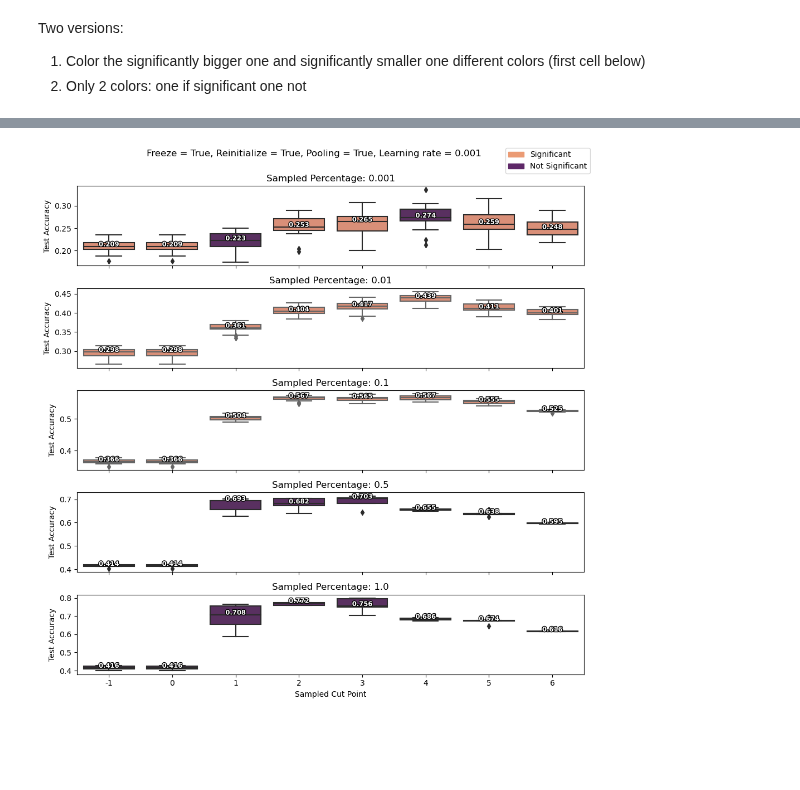
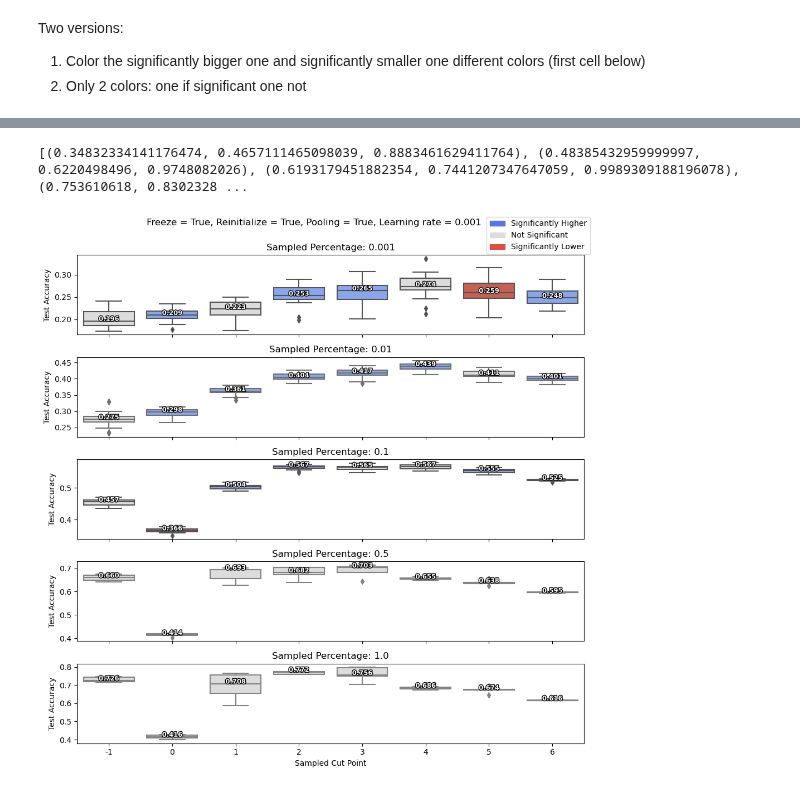
Before and after one commit to tusharmanekar/mp-tl-study, a Jupyter notebook: CIFAR/visualizations.ipynb, the cells around one changed output, grey strips where cells are left out. Cells and saved outputs as stored; diff of their text form; code cells hidden in the pictures; blank space fills up the shorter version.

Commit message:
plotting pairwise with statistical test last version

```diff
--- a/CIFAR/visualizations.ipynb
+++ b/CIFAR/visualizations.ipynb
@@ -8,12 +8,12 @@ from functions.visualization_utils import *
 ## Load Data
 # %%
 # load baselines: filename!!
-with open('results/baselines_freeze_True_pool_True_lr_0.001_truncate.json', 'r') as f:
+with open('results/baselines_freeze_True_pool_True_lr_0.001_nice_curve.json', 'r') as f:
     baselines = json.load(f)
 baselines = baselines[1:]
 
 # load results; filename
-with open('results/results_freeze_True_reinit_False_pool_True_truncated.json', 'r') as f:
+with open('results/results_freeze_True_reinit_True_pool_True_lr_0.001_nice_curve.json', 'r') as f:
     results = json.load(f)
 
 # Run this if the first element of the results is the PARAMS dict
@@ -121,0 +143,10 @@ heatmap(df, params, figsize=(10,7))
+# %%
+def perform_pairwise_wilcoxon_test(data_1, data_2):
+    if np.allclose(data_1, data_2):
+        return 0, 1
+    # Ensure equal length by trimming or padding
+    min_len = min(len(data_1), len(data_2))
+    data_1, data_2 = data_1[:min_len], data_2[:min_len]
+
+    stat, p_value = wilcoxon(data_1, data_2)
+    return stat, p_value
@@ -147,34 +229,17 @@ df_rankings_truncated = stats_truncated.copy()
 for i in range(len(df_wilcoxon_pairwise)):
     if df_wilcoxon_pairwise.iloc[i]['is_significant']:
         if stats_empirical.iloc[i]['Mean Test Accuracy'] > stats_truncated.iloc[i]['Mean Test Accuracy']:
+            df_rankings_empirical.loc[i, 'Mean Test Accuracy'] = 8
+            df_rankings_truncated.loc[i, 'Mean Test Accuracy'] = 1
+        else:
             df_rankings_empirical.loc[i, 'Mean Test Accuracy'] = 1
-            df_rankings_truncated.loc[i, 'Mean Test Accuracy'] = 3
-        else:
-            df_rankings_empirical.loc[i, 'Mean Test Accuracy'] = 3
-            df_rankings_truncated.loc[i, 'Mean Test Accuracy'] = 1
+            df_rankings_truncated.loc[i, 'Mean Test Accuracy'] = 8
     else:
-        df_rankings_empirical.loc[i, 'Mean Test Accuracy'] = 2
-        df_rankings_truncated.loc[i, 'Mean Test Accuracy'] = 2
+        df_rankings_empirical.loc[i, 'Mean Test Accuracy'] = 5
+        df_rankings_truncated.loc[i, 'Mean Test Accuracy'] = 5
 
 df_rankings_empirical['Mean Test Accuracy'] = df_rankings_empirical['Mean Test Accuracy'].astype(int)
 df_rankings_truncated['Mean Test Accuracy'] = df_rankings_truncated['Mean Test Accuracy'].astype(int)
-# %%
-# create df_rankings_empirical and df_rankings_truncated, where if one is significantly different from each other we compare the mean_test_acc of both, and the one which is bigger is ranked 1, the lower is rank 3, and if they are not significantly different they ar eboth rank 2
-
-df_rankings_empirical = stats_empirical.copy()
-df_rankings_truncated = stats_truncated.copy()
-
-# in a for loop, compare the is_significant of two dataframes
-for i in range(len(df_wilcoxon_pairwise)):
-    if df_wilcoxon_pairwise.iloc[i]['is_significant']:
-        df_rankings_empirical.loc[i, 'Mean Test Accuracy'] = 10
-        df_rankings_truncated.loc[i, 'Mean Test Accuracy'] = 10
-    else:
-        df_rankings_empirical.loc[i, 'Mean Test Accuracy'] = 1
-        df_rankings_truncated.loc[i, 'Mean Test Accuracy'] = 1
-
-df_rankings_empirical['Mean Test Accuracy'] = df_rankings_empirical['Mean Test Accuracy'].astype(int)
-df_rankings_truncated['Mean Test Accuracy'] = df_rankings_truncated['Mean Test Accuracy'].astype(int)
 # %%
 # rename the Mean Test Accuracy column of df_rankings_truncated into rank
 df_rankings_truncated.rename(columns={'Mean Test Accuracy': 'rank'}, inplace=True)
@@ -186,4 +252,5 @@ ranks_sorted = box_plot_percentages_experiments(df=df_empirical, rank_df=df_rank
 # %%
-ranks_sorted = box_plot_percentages_experiments(df=df_truncated, rank_df=df_rankings_truncated, pairwise=True, color_palette="flare", color_ranks=True, params=params)
+ranks_sorted = box_plot_percentages_experiments(df=df_truncated, rank_df=df_rankings_truncated, pairwise=True, color_palette="coolwarm", add_baseline=False, color_ranks=True, params=params)
 # %% [output]
+[(0.34832334141176474, 0.4657111465098039, 0.8883461629411764), (0.48385432959999997, 0.6220498496, 0.9748082026), (0.6193179451882354, 0.7441207347647059, 0.9989309188196078), (0.753610618, 0.8302328 ...
-[figure, old version]
+[figure, new version]
```
Also changed, not shown: parts of 8 cells of this notebook, 1 other file.
